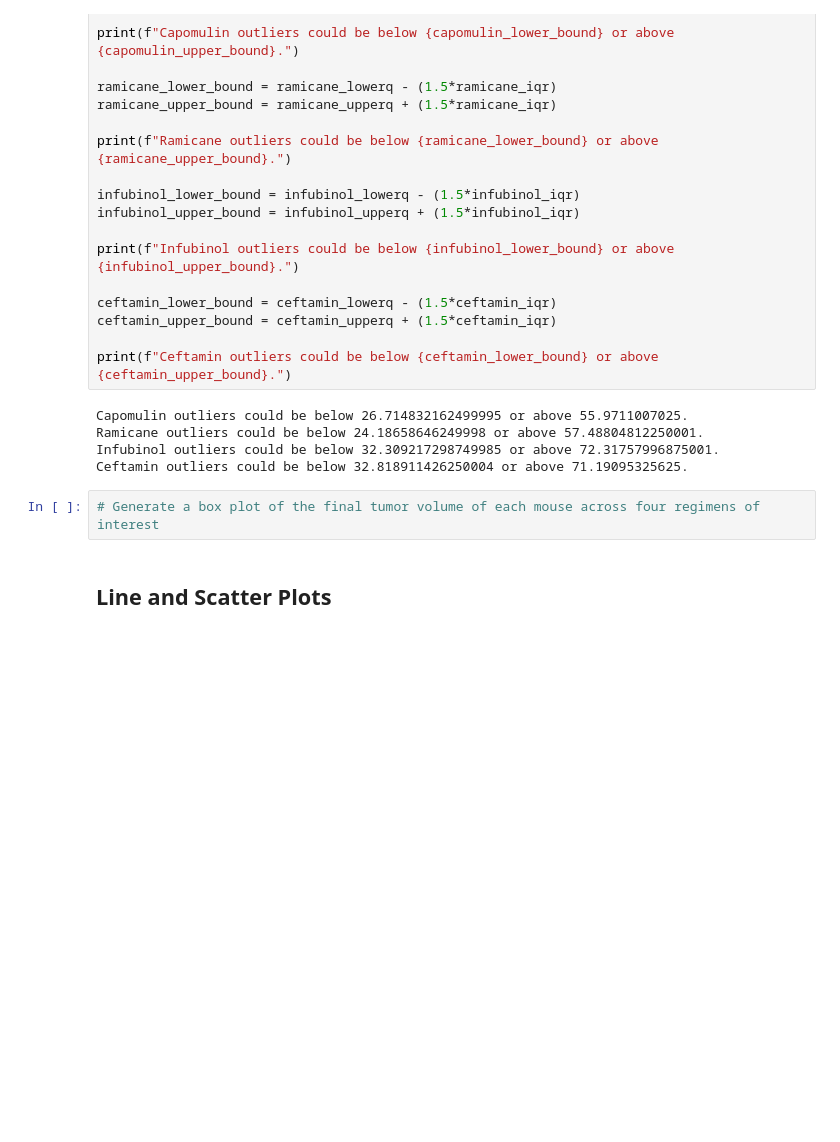
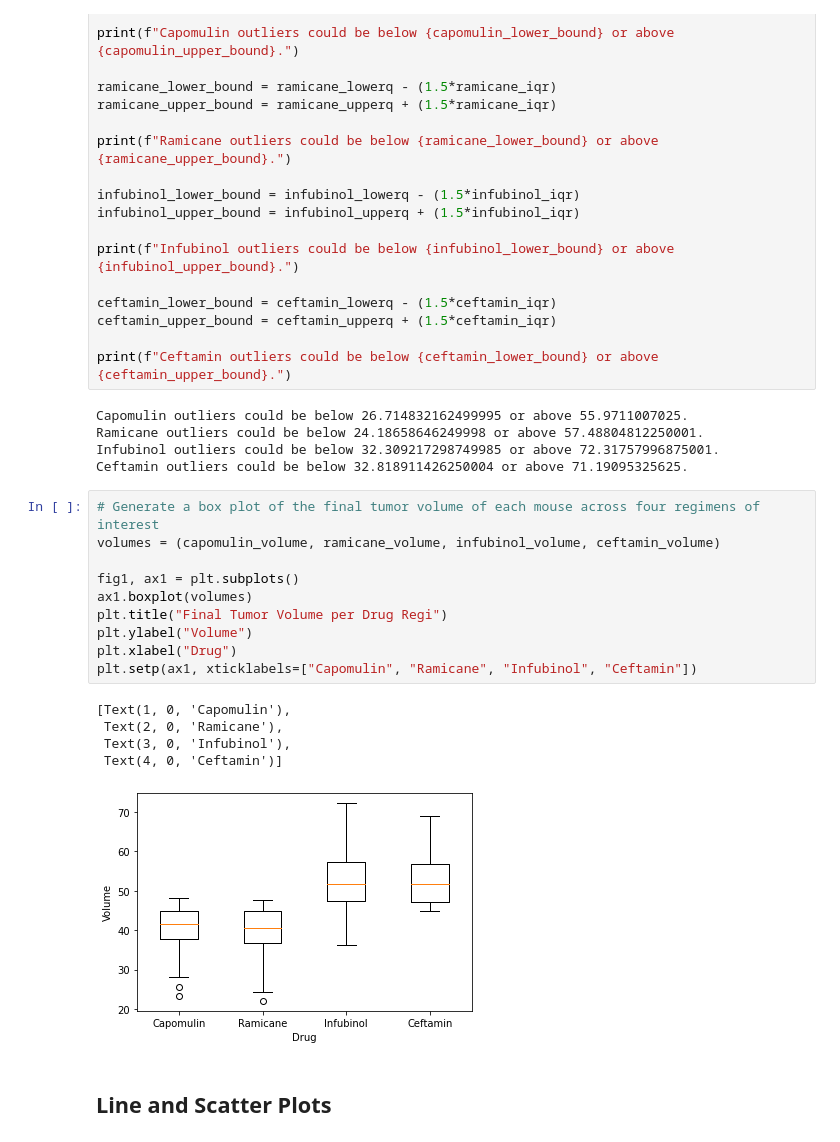
Before and after one commit to mattinglyjen/Matplotlib, a Jupyter notebook: Instructions/Pymaceuticals/pymaceuticals_starter.ipynb, the cells around one changed output. Saved outputs shown, nothing was run; the diff lists cells and outputs as text; blank space fills up the shorter version.

Commit message:
added box and whisker plot

```diff
--- a/Instructions/Pymaceuticals/pymaceuticals_starter.ipynb
+++ b/Instructions/Pymaceuticals/pymaceuticals_starter.ipynb
@@ -355,6 +355,20 @@ Infubinol outliers could be below 32.309217298749985 or above 72.31757996875001.
 Ceftamin outliers could be below 32.818911426250004 or above 71.19095325625.
 # %%
 # Generate a box plot of the final tumor volume of each mouse across four regimens of interest
+volumes = (capomulin_volume, ramicane_volume, infubinol_volume, ceftamin_volume)
+
+fig1, ax1 = plt.subplots()
+ax1.boxplot(volumes)
+plt.title("Final Tumor Volume per Drug Regi")
+plt.ylabel("Volume")
+plt.xlabel("Drug")
+plt.setp(ax1, xticklabels=["Capomulin", "Ramicane", "Infubinol", "Ceftamin"])
+# %% [output]
+[Text(1, 0, 'Capomulin'),
+ Text(2, 0, 'Ramicane'),
+ Text(3, 0, 'Infubinol'),
+ Text(4, 0, 'Ceftamin')]
+[figure, added]
 # %% [markdown]
 ## Line and Scatter Plots
 # %%
```
Also changed, not shown: parts of 1 cell of this notebook.
